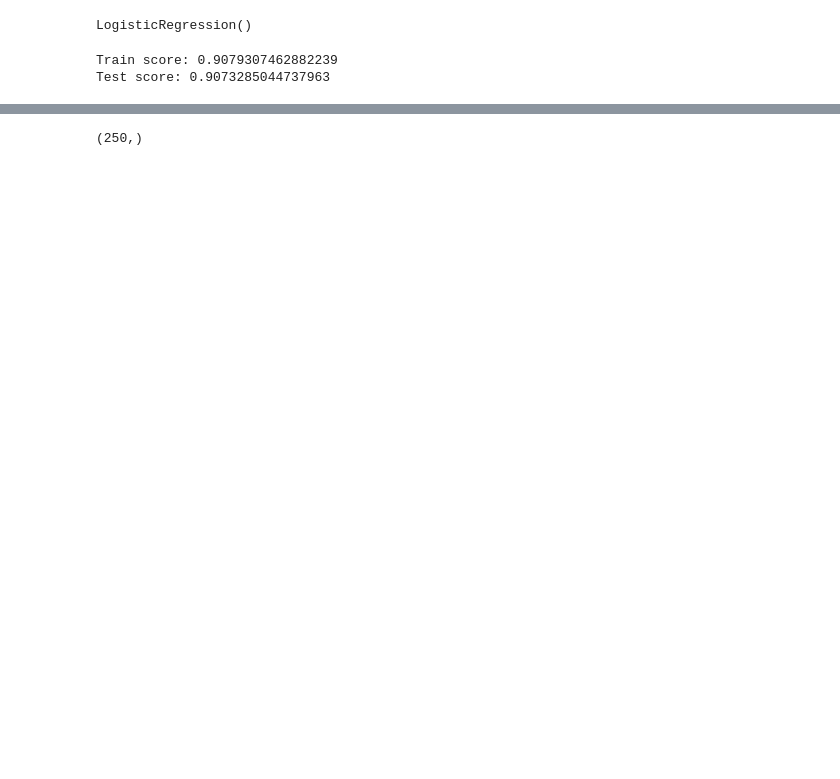
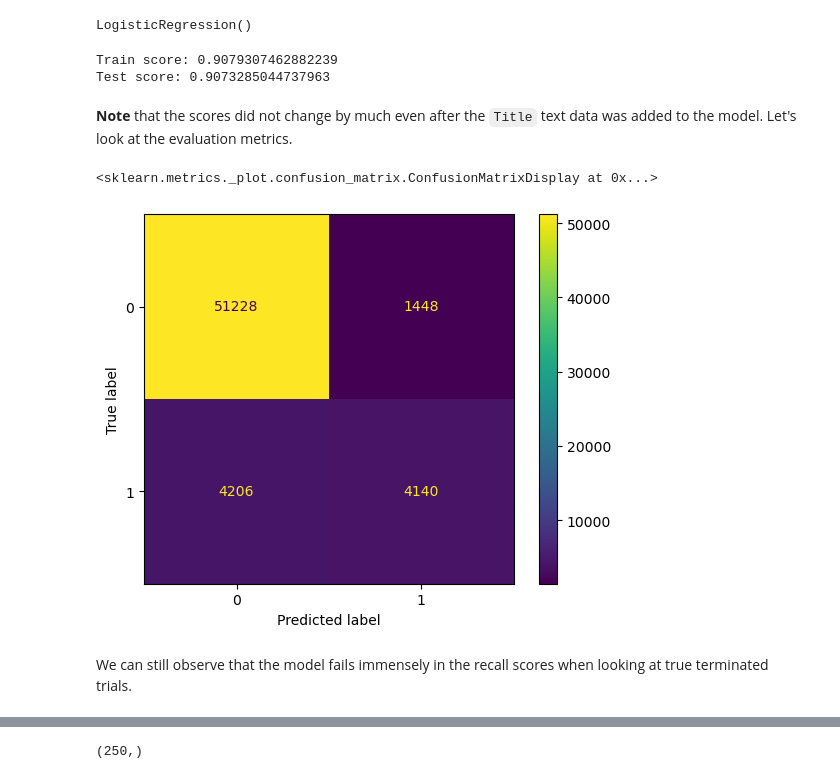
Before and after one commit to clem21chan/Clinical_Trials_Capstone, a Jupyter notebook: Notebooks/3_BaselineModelling.ipynb, the cells around one changed output, grey strips where cells are left out. Cells and saved outputs as stored; diff of their text form; code cells hidden in the pictures; blank space fills up the shorter version.

```diff
--- a/Notebooks/3_BaselineModelling.ipynb
+++ b/Notebooks/3_BaselineModelling.ipynb
@@ -486,3 +491,16 @@ print(f"Test score: {logreg.score(new_X_test_ss, y_test)}")
 # %% [output]
 Train score: 0.9079307462882239
 Test score: 0.9073285044737963
+# %% [markdown]
+**Note** that the scores did not change by much even after the `Title` text data was added to the model. Let's look at the evaluation metrics.
+# %%
+# Get class predictions
+y_pred = logreg.predict(new_X_test_ss)
+
+# Confusion matrix
+ConfusionMatrixDisplay.from_estimator(logreg, new_X_test_ss, y_test)
+# %% [output]
+<sklearn.metrics._plot.confusion_matrix.ConfusionMatrixDisplay at 0x...>
+[figure, added]
+# %% [markdown]
+We can still observe that the model fails immensely in the recall scores when looking at true terminated trials.
```
Also changed, not shown: parts of 19 cells of this notebook, 2 other files.
